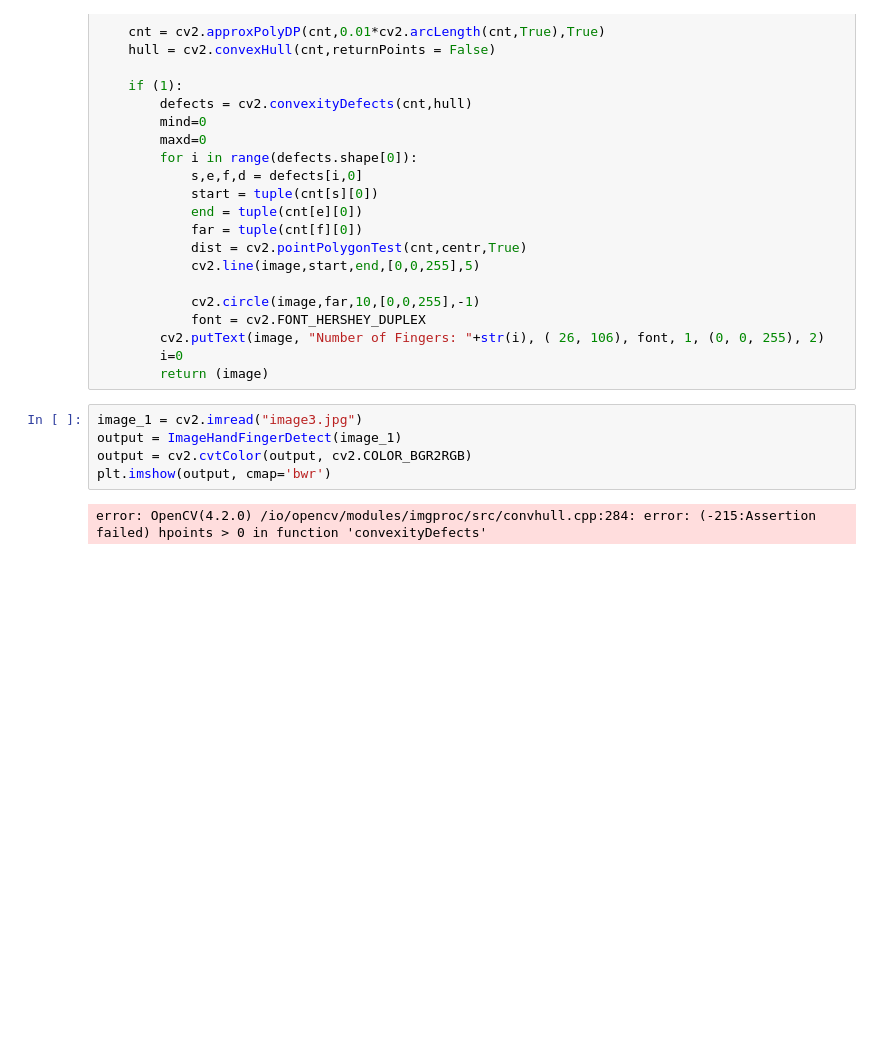
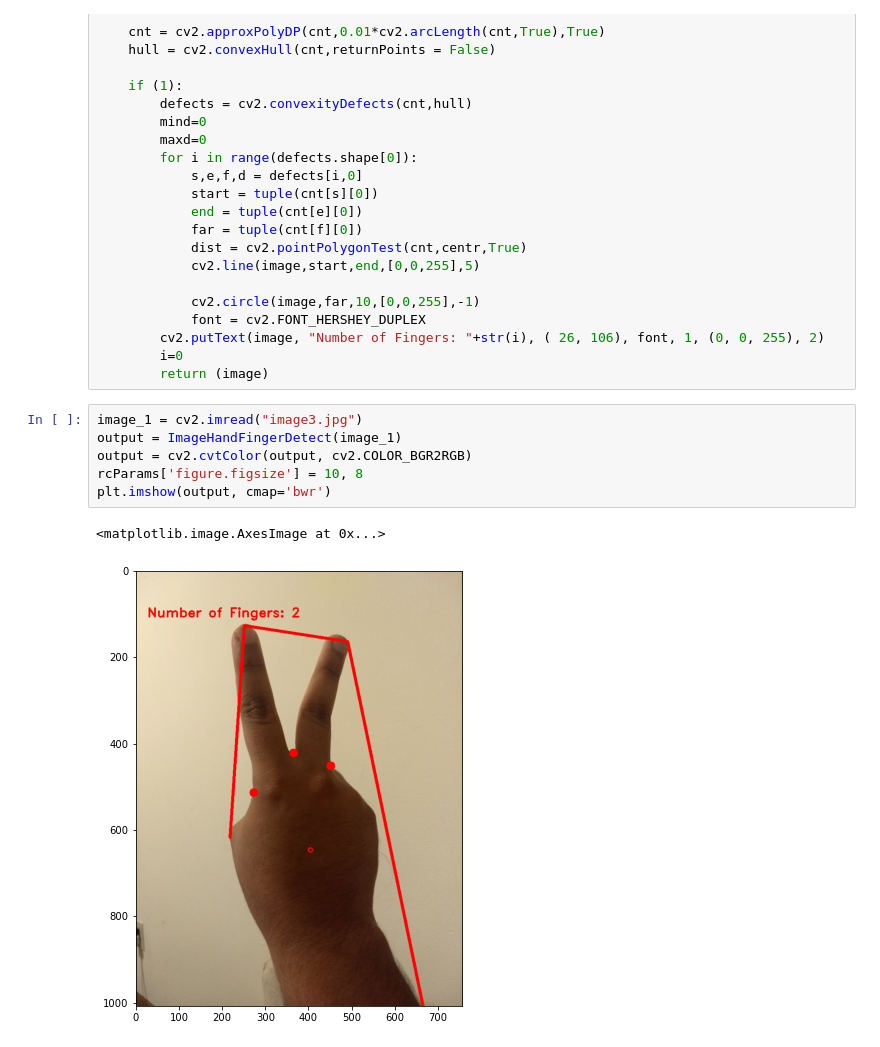
Before and after one commit to VikasNatuskar/Hand-Finger-Detetion, a Jupyter notebook: Hand Finger Detection.ipynb, the cells around one changed output. Drawn from its saved outputs; the diff is of its cells as text; blank space fills up the shorter version.

```diff
--- a/Hand Finger Detection.ipynb
+++ b/Hand Finger Detection.ipynb
@@ -57,7 +58,9 @@ def ImageHandFingerDetect(image):
 # %%
 image_1 = cv2.imread("image3.jpg")
 output = ImageHandFingerDetect(image_1)
 output = cv2.cvtColor(output, cv2.COLOR_BGR2RGB)
+rcParams['figure.figsize'] = 10, 8
 plt.imshow(output, cmap='bwr')
 # %% [output]
-error: OpenCV(4.2.0) /io/opencv/modules/imgproc/src/convhull.cpp:284: error: (-215:Assertion failed) hpoints > 0 in function 'convexityDefects'
+<matplotlib.image.AxesImage at 0x...>
+[figure, added]
```
Also changed, not shown: parts of 1 cell of this notebook.
